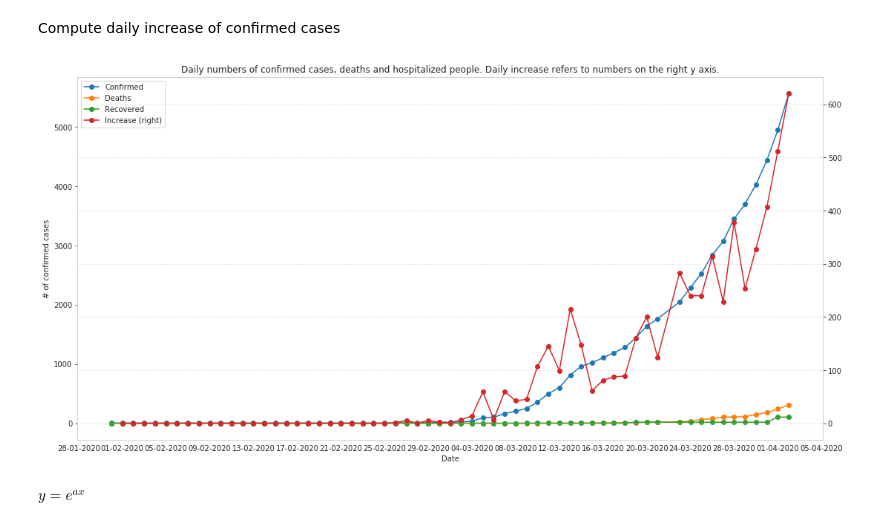
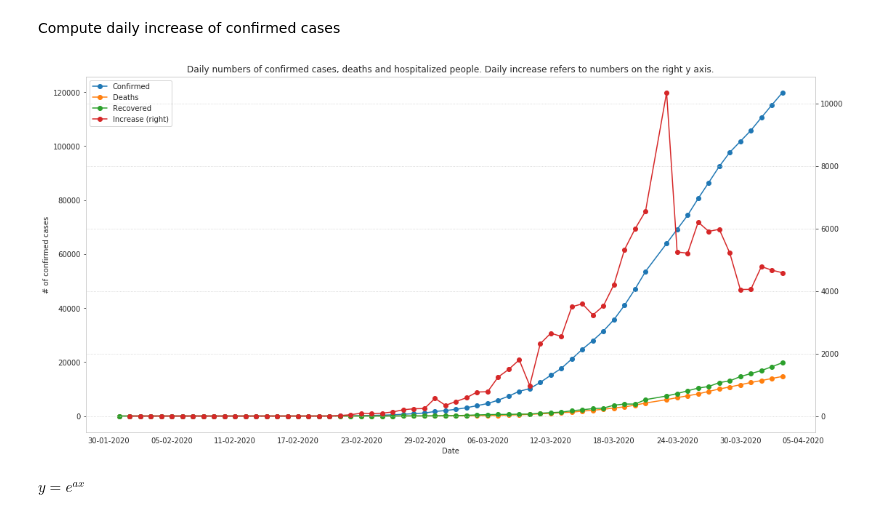
Before and after one commit to matteobarbieri/covid2019-data-analysis, a Jupyter notebook: notebooks/projections_covid2019_world.ipynb, the cells around one changed output. Drawn from its saved outputs; the diff is of its cells as text; code cells hidden in the pictures.

```diff
--- a/notebooks/projections_covid2019_world.ipynb
+++ b/notebooks/projections_covid2019_world.ipynb
@@ -97,7 +97,7 @@ countries_parameters['United Kingdom'] = {
 #     'START_DATE': datetime(2020, 3, 12).date()
 # }
 # %%
-country_name = "Sweden"
+country_name = "Italy"
 
 ESTIMATED_IC_CAPACITY = countries_parameters[country_name]['ESTIMATED_IC_CAPACITY']
 START_DATE = countries_parameters[country_name]['START_DATE']
@@ -150,26 +150,26 @@ Y_GRID_TICK = 10**int(np.log10(country_df['Confirmed'].max()))/2
 # %%
 ax = plt.gca()
 
 sns.set_style("whitegrid", {'grid.linestyle': ':'})
 # ax.yaxis.set_major_locator(ticker.MultipleLocator(Y_GRID_TICK))
-ax.xaxis.set_major_locator(ticker.MultipleLocator(4))
+ax.xaxis.set_major_locator(ticker.MultipleLocator(6))
 
 country_df.plot(x='Date', y=["Confirmed", "Deaths", "Recovered"], figsize=(18,9), ax=ax, marker='o')
 # country_df.plot(x='Date', y=["Recovered"], figsize=(18,9), ax=ax, marker='o')
 country_df.plot(x='Date', y=["Increase"], secondary_y=True, figsize=(18,9), ax=ax, marker='o')
 
 
 
 # country_df.plot(x='Date', y=["Recovered"], figsize=(18,9), ax=ax, marker='o')
 
 ax.xaxis.set_major_formatter(mdates.DateFormatter('%d-%m-%Y'))
 ax.set_ylabel("# of confirmed cases");
 
 ax.set_title("Daily numbers of confirmed cases, deaths and hospitalized people. Daily increase refers to numbers on the right y axis.");
 
 plt.savefig("daily_data.png");
 # %% [output]
-[figure, old version]
+[figure, new version]
 # %% [markdown]
 $y = e^{ax}$
 # %% [markdown]
```
Also changed, not shown: parts of 6 cells of this notebook, 8 other files.
